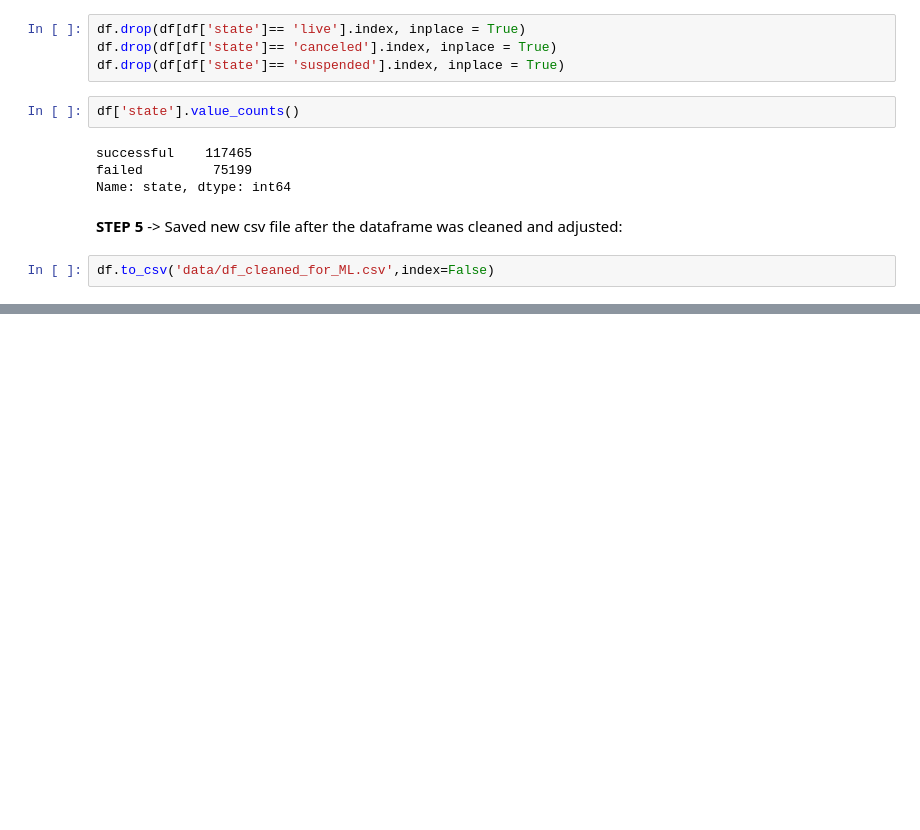
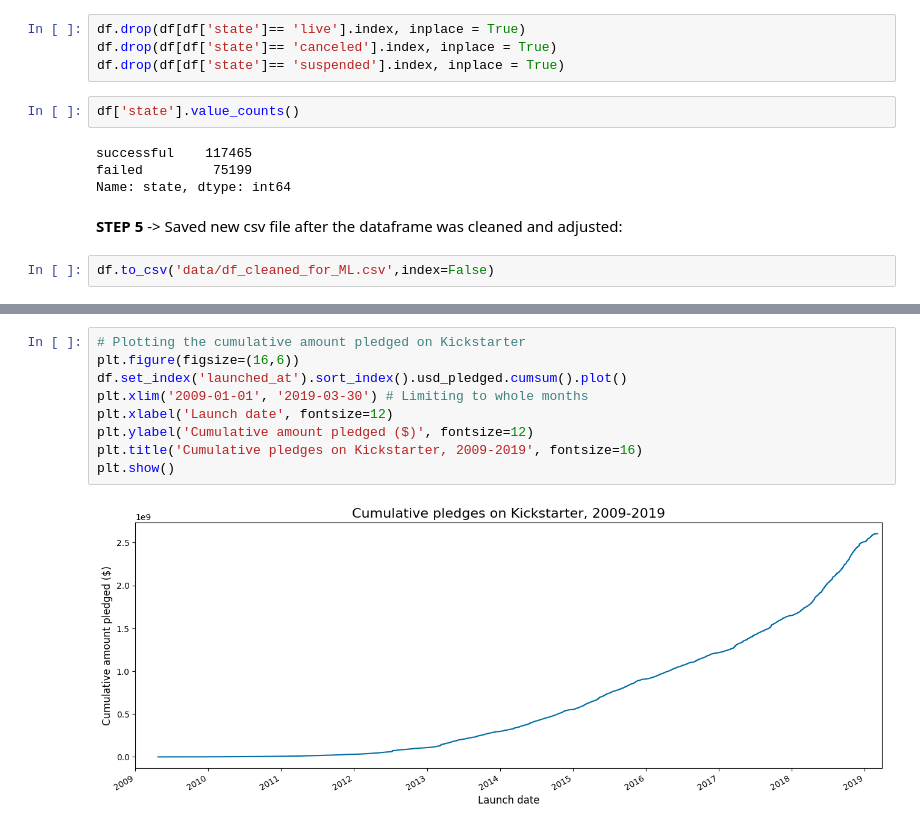
Before and after one commit to kaqreal/ds-ML-project-kickstarter, a Jupyter notebook: EDA-and-Cleaning.ipynb, the cells around one changed output, grey strips where cells are left out. Cells and saved outputs as stored; diff of their text form; blank space fills up the shorter version.

```diff
--- a/EDA-and-Cleaning.ipynb
+++ b/EDA-and-Cleaning.ipynb
@@ -544,0 +692,11 @@ df.to_csv('data/df_cleaned_for_ML.csv',index=False)
+# %%
+# Plotting the cumulative amount pledged on Kickstarter
+plt.figure(figsize=(16,6))
+df.set_index('launched_at').sort_index().usd_pledged.cumsum().plot()
+plt.xlim('2009-01-01', '2019-03-30') # Limiting to whole months
+plt.xlabel('Launch date', fontsize=12)
+plt.ylabel('Cumulative amount pledged ($)', fontsize=12)
+plt.title('Cumulative pledges on Kickstarter, 2009-2019', fontsize=16)
+plt.show()
+# %% [output]
+[figure, added]
```
Also changed, not shown: parts of 27 cells of this notebook.
